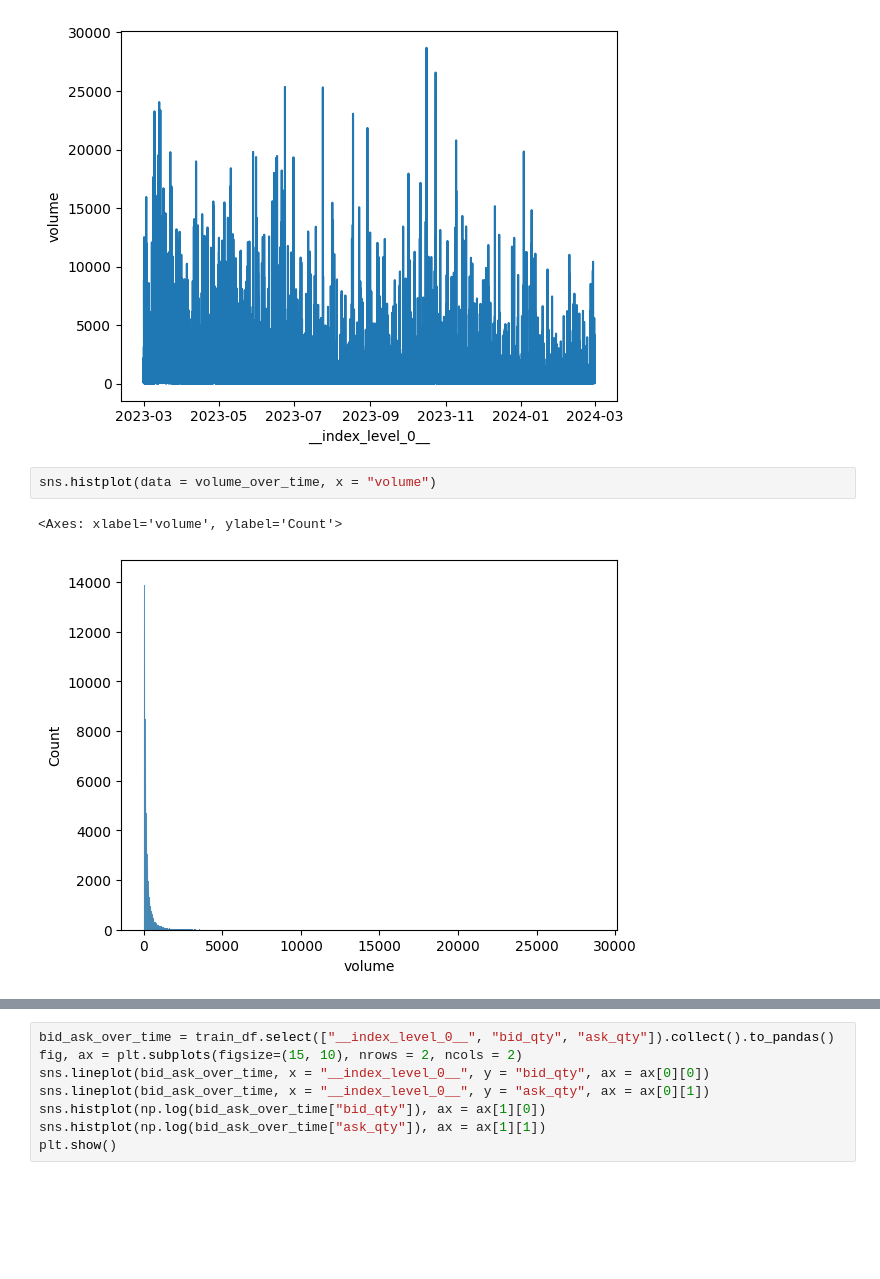
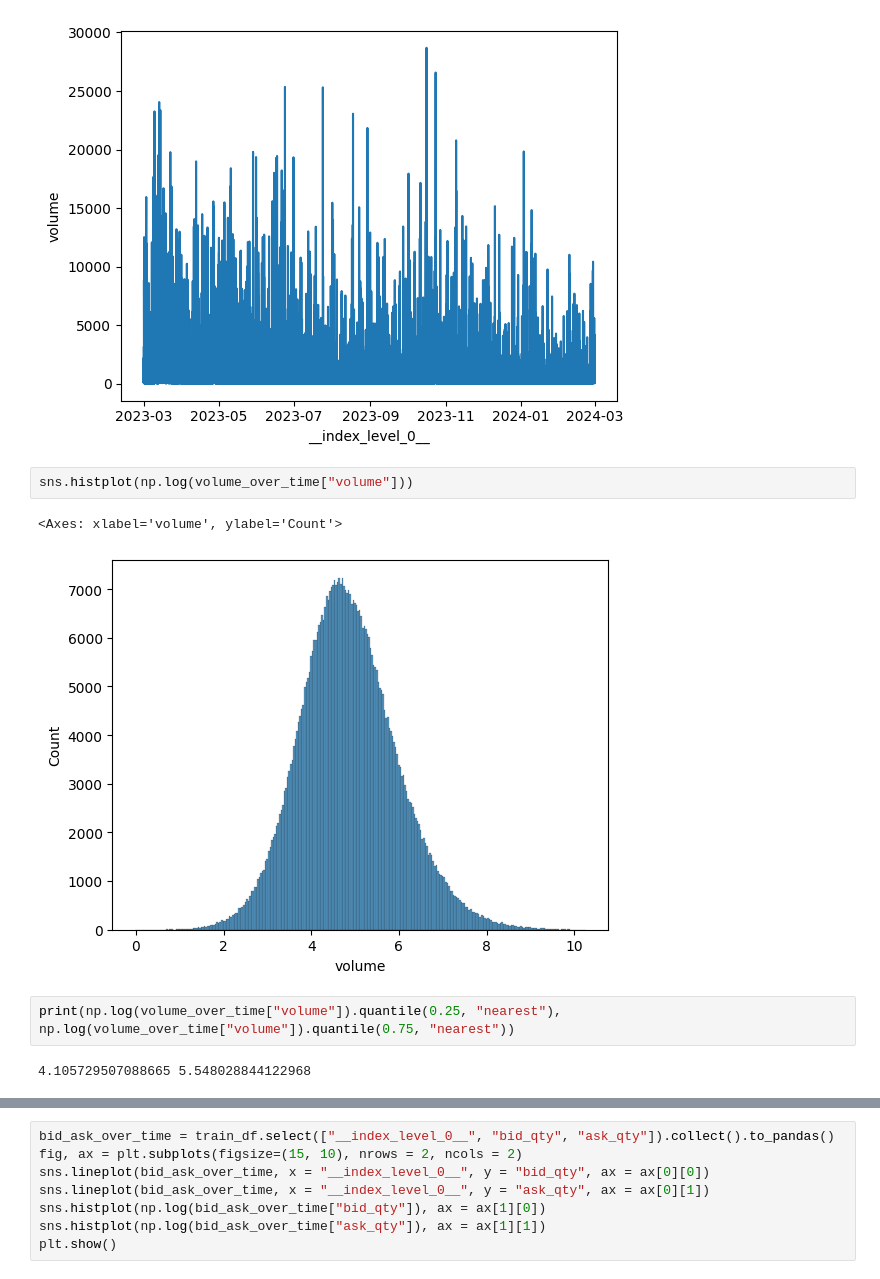
Before and after one commit to justpqa/drw-crypto-market-prediction, a Jupyter notebook: eda.ipynb, the cells around one changed output, grey strips where cells are left out. Saved outputs shown, nothing was run; the diff lists cells and outputs as text; blank space fills up the shorter version.

```diff
--- a/eda.ipynb
+++ b/eda.ipynb
@@ -675,7 +675,11 @@ sns.lineplot(data = volume_over_time, x = "__index_level_0__", y = "volume")
 <Axes: xlabel='__index_level_0__', ylabel='volume'>
 [figure]
 # %%
-sns.histplot(data = volume_over_time, x = "volume")
+sns.histplot(np.log(volume_over_time["volume"]))
 # %% [output]
 <Axes: xlabel='volume', ylabel='Count'>
-[figure, old version]
+[figure, new version]
+# %%
+print(np.log(volume_over_time["volume"]).quantile(0.25, "nearest"), np.log(volume_over_time["volume"]).quantile(0.75, "nearest"))
+# %% [output]
+4.105729507088665 5.548028844122968
```
Also changed, not shown: parts of 20 cells of this notebook, 3 other files.
